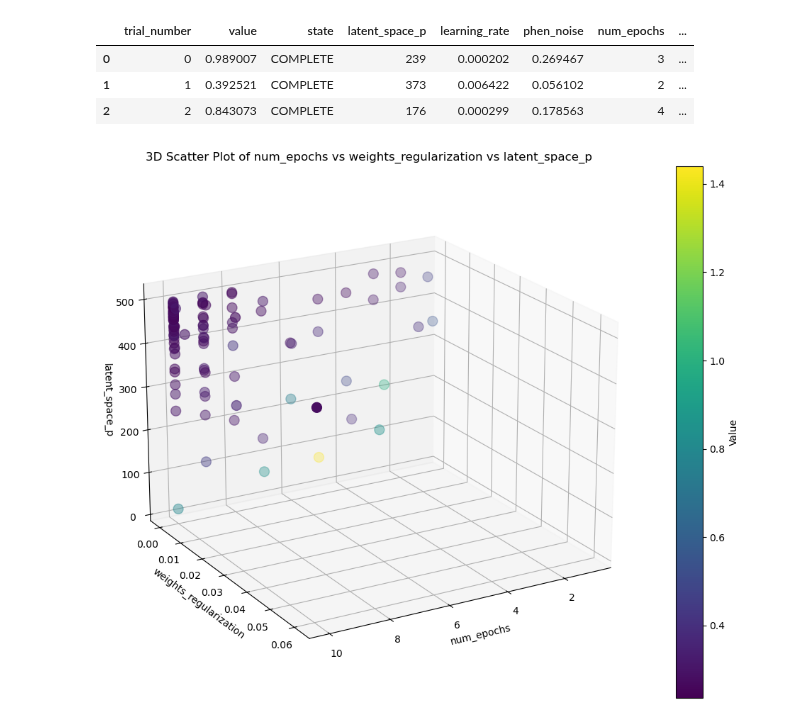
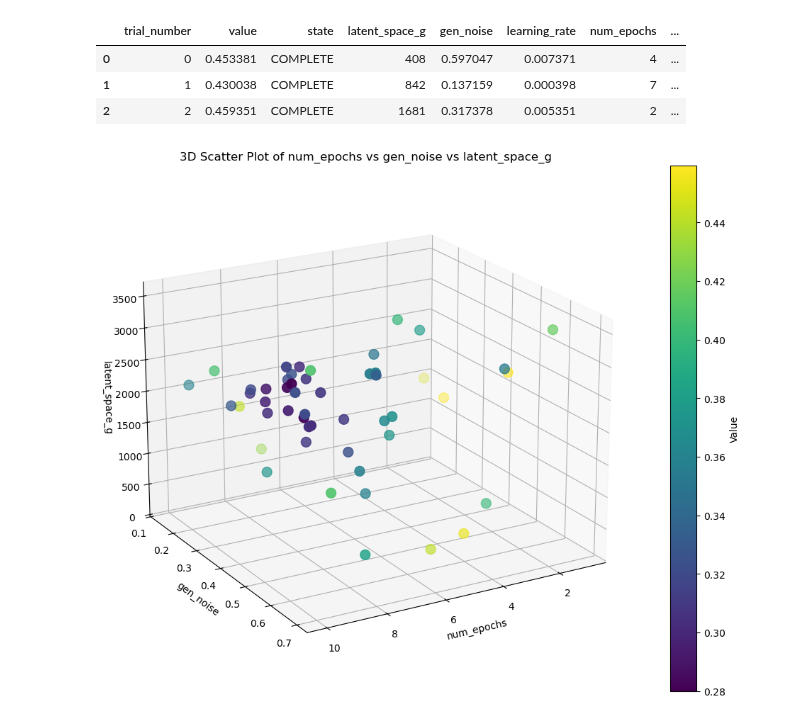
Before and after one commit to Arcadia-Science/2025-epistasis-dl-quantgen, a Jupyter notebook: workflow_sims/gpatlas/optuna_analysis.ipynb, the cells around one changed output. Cells and saved outputs as stored; diff of their text form; code cells hidden in the pictures.

```diff
--- a/workflow_sims/gpatlas/optuna_analysis.ipynb
+++ b/workflow_sims/gpatlas/optuna_analysis.ipynb
@@ -31,13 +31,14 @@ def load_experiment_data(file_path):
 
     return result_df
 # %%
-df = load_experiment_data('optuna/optuna_trials_gp_20250214_185059.csv')
+#df = load_experiment_data('optuna/optuna_trials_gp_20250221_230235.csv')
+df = load_experiment_data('optuna/optuna_trials_gg_20250214_224526.csv')
 df.head(n=3)
 # %% [output]
-|  | trial_number | value | state | latent_space_p | learning_rate | phen_noise | num_epochs | ... |
-| 0 | 0 | 0.989007 | COMPLETE | 239 | 0.000202 | 0.269467 | 3 | ... |
-| 1 | 1 | 0.392521 | COMPLETE | 373 | 0.006422 | 0.056102 | 2 | ... |
-| 2 | 2 | 0.843073 | COMPLETE | 176 | 0.000299 | 0.178563 | 4 | ... |
+|  | trial_number | value | state | latent_space_g | gen_noise | learning_rate | num_epochs | ... |
+| 0 | 0 | 0.453381 | COMPLETE | 408 | 0.597047 | 0.007371 | 4 | ... |
+| 1 | 1 | 0.430038 | COMPLETE | 842 | 0.137159 | 0.000398 | 7 | ... |
+| 2 | 2 | 0.459351 | COMPLETE | 1681 | 0.317378 | 0.005351 | 2 | ... |
 # %%
 def create_3d_scatter(df, x_col, y_col, z_col):
     """
@@ -78,7 +79,7 @@ def create_3d_scatter(df, x_col, y_col, z_col):
 # %%
 create_3d_scatter(df,
                     x_col='num_epochs',
-                    y_col='weights_regularization',
-                    z_col='latent_space_p')
+                    y_col='gen_noise',
+                    z_col='latent_space_g')
 # %% [output]
-[figure, old version]
+[figure, new version]
```
Also changed, not shown: parts of 2 cells of this notebook, 7 other files.
